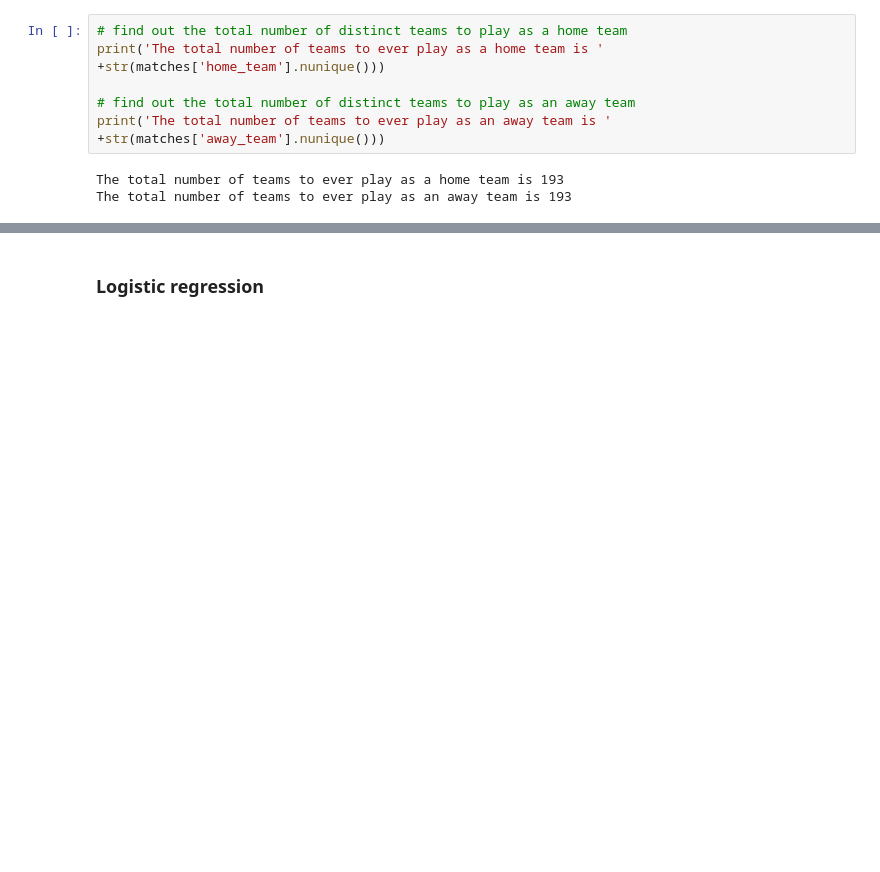
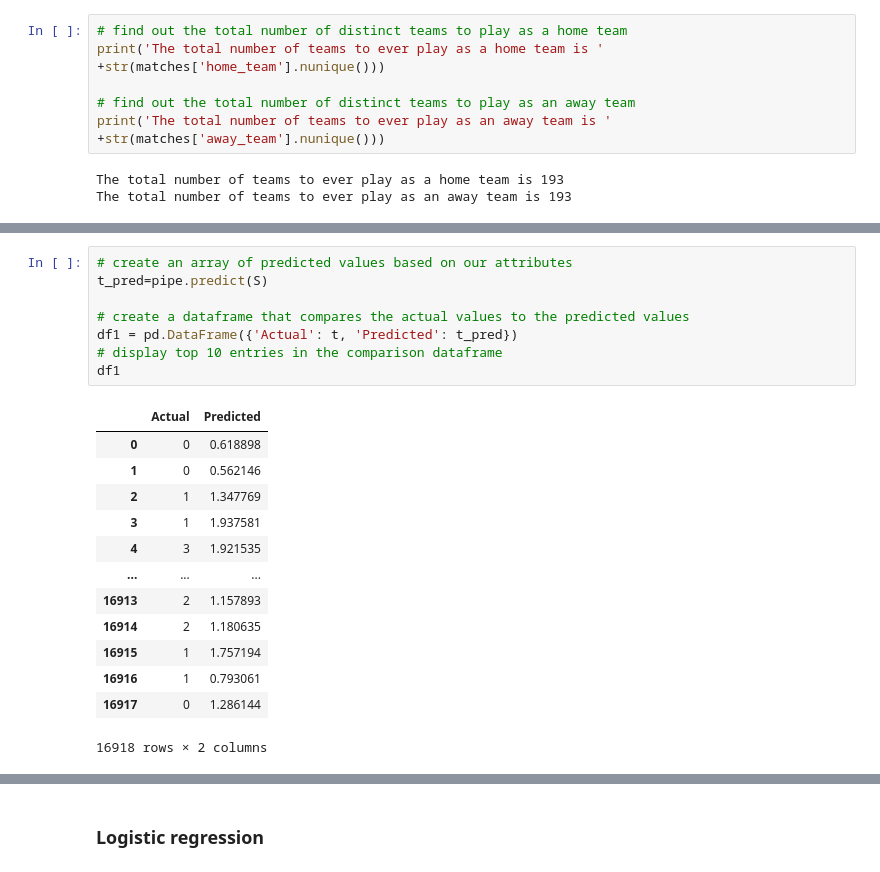
Before and after one commit to mungaimoureen/W6-Football-results-prediction., a Jupyter notebook: Moringa_Data_Science_Core_W6_Independent_Project_2022_06_Moureen_Mungai_Python_Notebook.ipynb, the cells around one changed output, grey strips where cells are left out. Cells and saved outputs as stored; diff of their text form; blank space fills up the shorter version.

```diff
--- a/Moringa_Data_Science_Core_W6_Independent_Project_2022_06_Moureen_Mungai_Python_Notebook.ipynb
+++ b/Moringa_Data_Science_Core_W6_Independent_Project_2022_06_Moureen_Mungai_Python_Notebook.ipynb
@@ -526,0 +771,22 @@ The total number of teams to ever play as an away team is 193
+# %%
+# create an array of predicted values based on our attributes
+t_pred=pipe.predict(S)
+
+# create a dataframe that compares the actual values to the predicted values
+df1 = pd.DataFrame({'Actual': t, 'Predicted': t_pred})
+# display top 10 entries in the comparison dataframe
+df1
+# %% [output]
+|  | Actual | Predicted |
+| 0 | 0 | 0.618898 |
+| 1 | 0 | 0.562146 |
+| 2 | 1 | 1.347769 |
+| 3 | 1 | 1.937581 |
+| 4 | 3 | 1.921535 |
+| ... | ... | ... |
+| 16913 | 2 | 1.157893 |
+| 16914 | 2 | 1.180635 |
+| 16915 | 1 | 1.757194 |
+| 16916 | 1 | 0.793061 |
+| 16917 | 0 | 1.286144 |
+16918 rows × 2 columns
```
Also changed, not shown: parts of 51 cells of this notebook.
